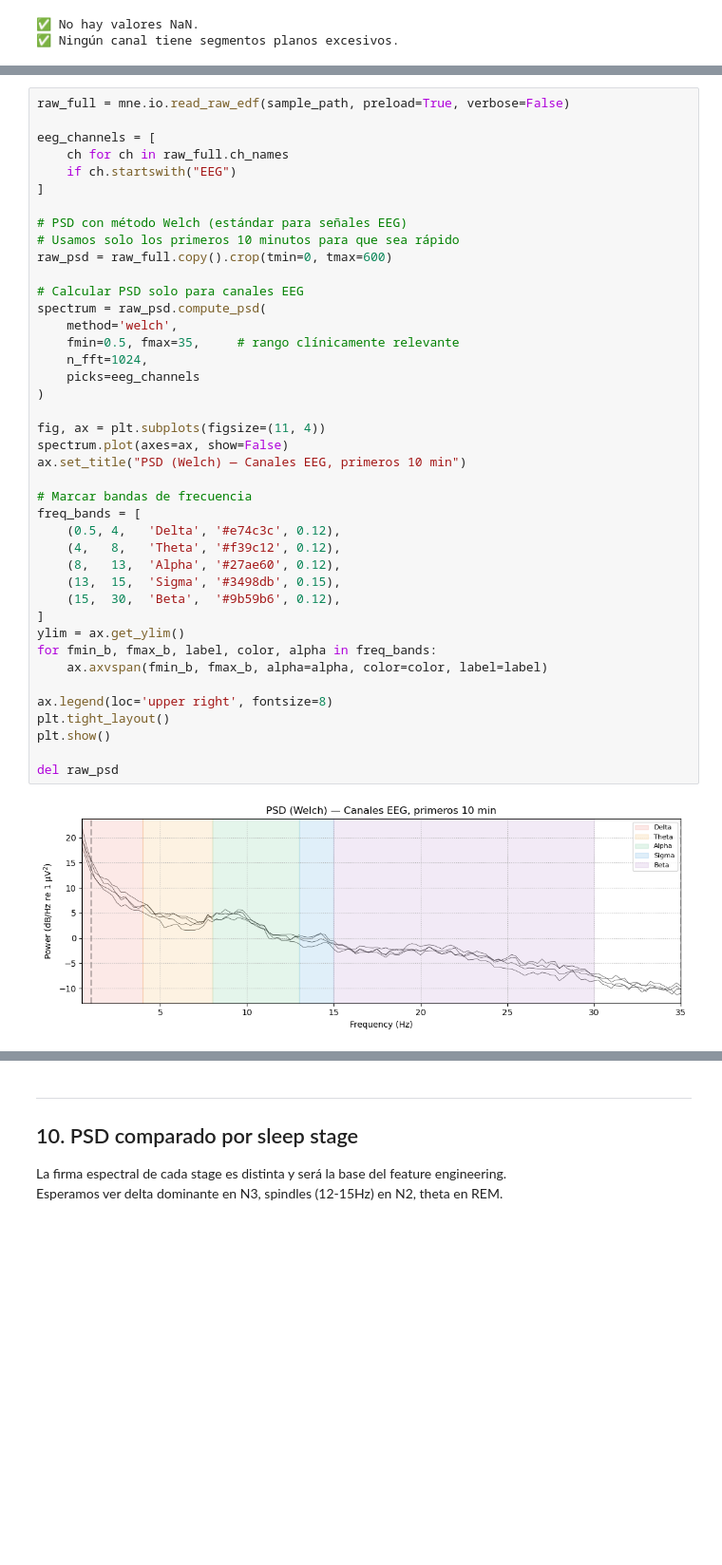
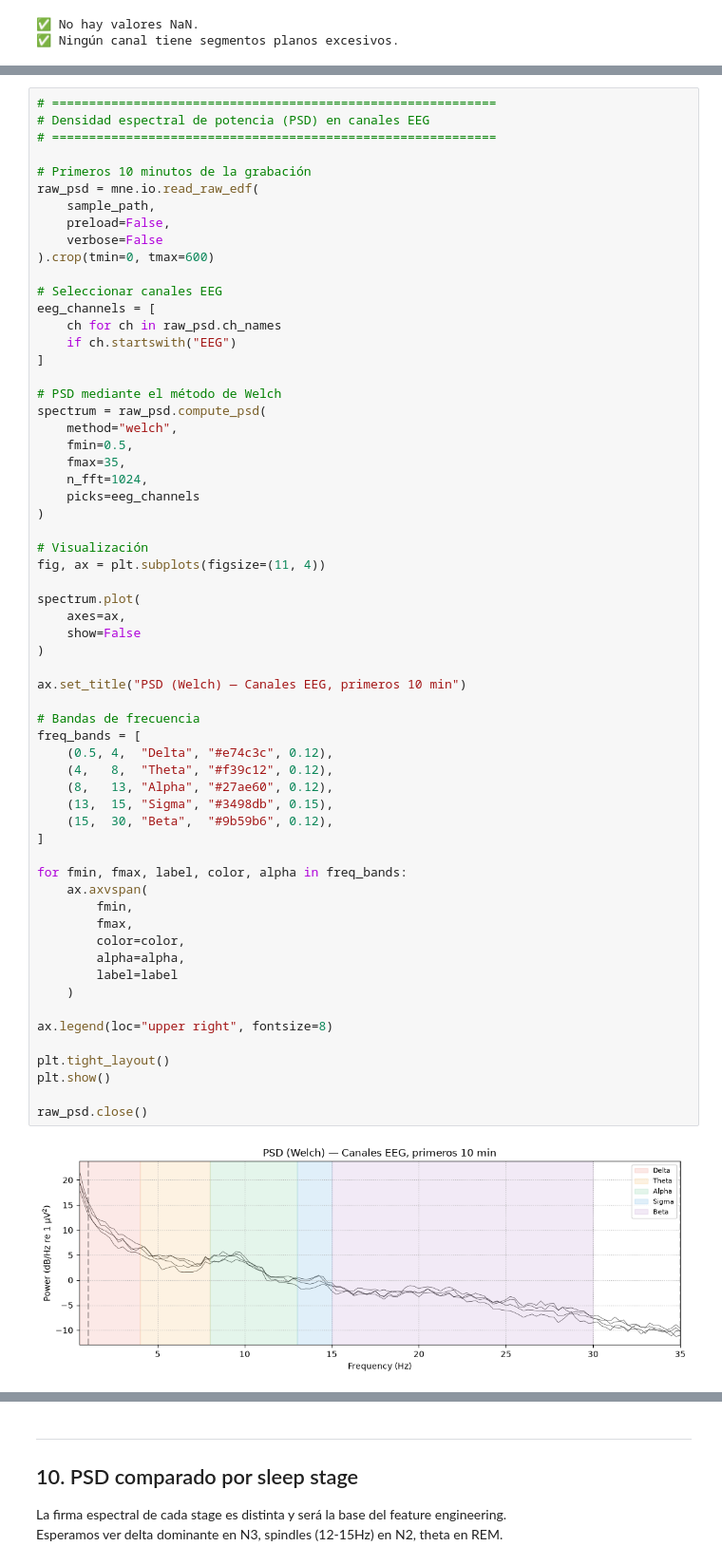
Before and after one commit to Lourdes-Tolotto/Automatic-Sleep-Staging, a Jupyter notebook: Notebooks/01_eda_sleep_staging.ipynb, the cells around one changed output, grey strips where cells are left out. Shown at 95% size. Saved outputs shown, nothing was run; the diff lists cells and outputs as text; blank space fills up the shorter version.

```diff
--- a/Notebooks/01_eda_sleep_staging.ipynb
+++ b/Notebooks/01_eda_sleep_staging.ipynb
@@ -1082,45 +771,65 @@ Las bandas de interés en sleep staging son:
 | Sigma | 12–15 Hz | N2 (sleep spindles) |
 | Beta | 15–30 Hz | W (activo) |
 # %%
-raw_full = mne.io.read_raw_edf(sample_path, preload=True, verbose=False)
+# ============================================================
+# Densidad espectral de potencia (PSD) en canales EEG
+# ============================================================
 
+# Primeros 10 minutos de la grabación
+raw_psd = mne.io.read_raw_edf(
+    sample_path,
+    preload=False,
+    verbose=False
+).crop(tmin=0, tmax=600)
+
+# Seleccionar canales EEG
 eeg_channels = [
-    ch for ch in raw_full.ch_names
+    ch for ch in raw_psd.ch_names
     if ch.startswith("EEG")
 ]
 
-# PSD con método Welch (estándar para señales EEG)
-# Usamos solo los primeros 10 minutos para que sea rápido
-raw_psd = raw_full.copy().crop(tmin=0, tmax=600)
-
-# Calcular PSD solo para canales EEG
+# PSD mediante el método de Welch
 spectrum = raw_psd.compute_psd(
-    method='welch',
-    fmin=0.5, fmax=35,     # rango clínicamente relevante
+    method="welch",
+    fmin=0.5,
+    fmax=35,
     n_fft=1024,
     picks=eeg_channels
 )
 
+# Visualización
 fig, ax = plt.subplots(figsize=(11, 4))
-spectrum.plot(axes=ax, show=False)
+
+spectrum.plot(
+    axes=ax,
+    show=False
+)
+
 ax.set_title("PSD (Welch) — Canales EEG, primeros 10 min")
 
-# Marcar bandas de frecuencia
+# Bandas de frecuencia
 freq_bands = [
-    (0.5, 4,   'Delta', '#e74c3c', 0.12),
-    (4,   8,   'Theta', '#f39c12', 0.12),
-    (8,   13,  'Alpha', '#27ae60', 0.12),
-    (13,  15,  'Sigma', '#3498db', 0.15),
-    (15,  30,  'Beta',  '#9b59b6', 0.12),
+    (0.5, 4,  "Delta", "#e74c3c", 0.12),
+    (4,   8,  "Theta", "#f39c12", 0.12),
+    (8,   13, "Alpha", "#27ae60", 0.12),
+    (13,  15, "Sigma", "#3498db", 0.15),
+    (15,  30, "Beta",  "#9b59b6", 0.12),
 ]
-ylim = ax.get_ylim()
-for fmin_b, fmax_b, label, color, alpha in freq_bands:
-    ax.axvspan(fmin_b, fmax_b, alpha=alpha, color=color, label=label)
 
-ax.legend(loc='upper right', fontsize=8)
+for fmin, fmax, label, color, alpha in freq_bands:
+    ax.axvspan(
+        fmin,
+        fmax,
+        color=color,
+        alpha=alpha,
+        label=label
+    )
+
+ax.legend(loc="upper right", fontsize=8)
+
 plt.tight_layout()
 plt.show()
 
-del raw_psd
+raw_psd.close()
 # %% [output]
-[figure, old version]
+[figure, new version]
```
Also changed, not shown: parts of 34 cells of this notebook.
